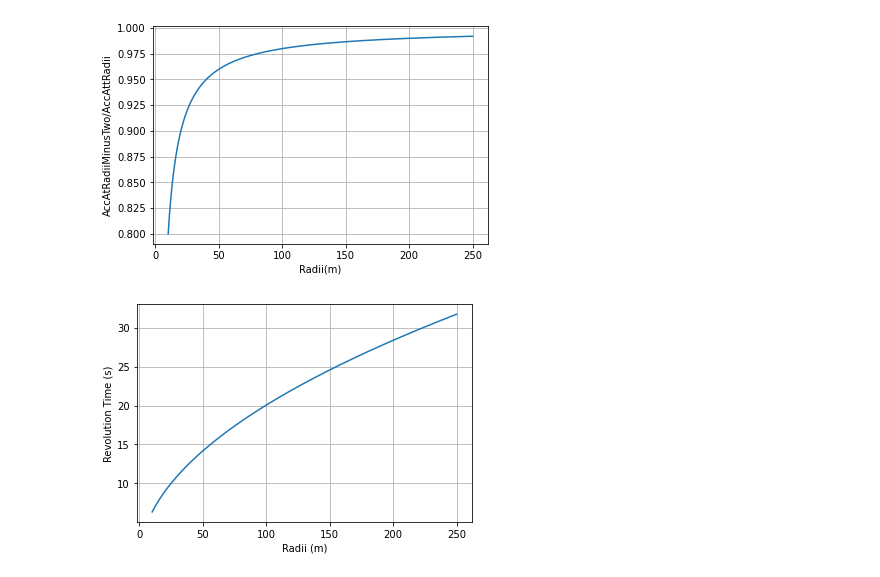
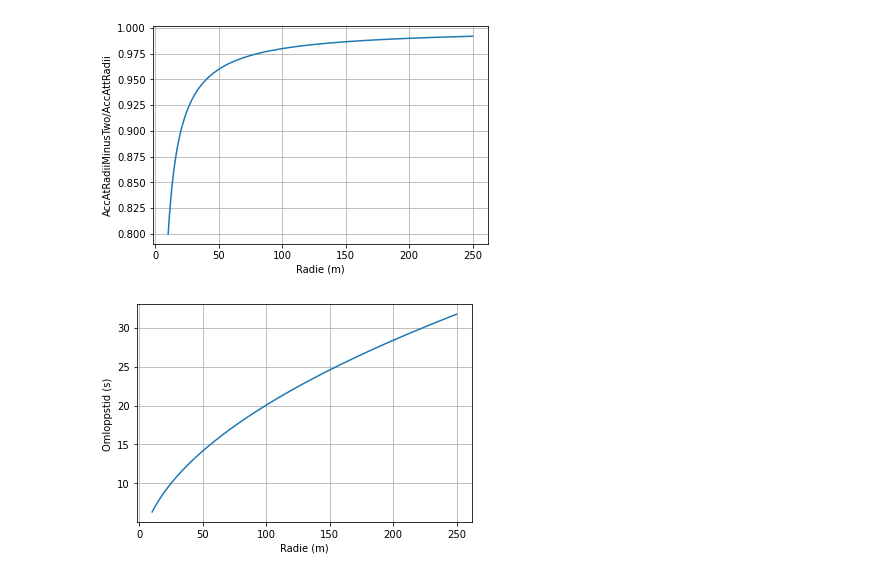
Before and after one commit to Zephoz/ArtificialGravity, a Jupyter notebook: artificialGravity.ipynb, the cells around one changed output. Cells and saved outputs as stored; diff of their text form; code cells hidden in the pictures.

```diff
--- a/artificialGravity.ipynb
+++ b/artificialGravity.ipynb
@@ -29,11 +29,11 @@ fig = plt.figure()
 fig.patch.set_facecolor("xkcd:white")
 plt.plot(radiis, accAtRadii)
 
-plt.xlabel("Radii(m)")
+plt.xlabel("Radie (m)")
 plt.ylabel("AccAtRadiiMinusTwo/AccAttRadii")
 plt.grid()
 # %% [output]
-[figure, old version]
+[figure, new version]
 # %%
 fig.savefig("artificialGravity.png", dpi=400, bbox_inches="tight")
 # %%
@@ -44,12 +44,12 @@ revTimeAtRadii = np.array(revTimeAtRadii)
 # %%
 fig = plt.figure()
 fig.patch.set_facecolor("xkcd:white")
 plt.plot(radiis, revTimeAtRadii)
 
-plt.xlabel("Radii (m)")
-plt.ylabel("Revolution Time (s)")
+plt.xlabel("Radie (m)")
+plt.ylabel("Omloppstid (s)")
 plt.grid()
 # %% [output]
-[figure, old version]
+[figure, new version]
 # %%
 fig.savefig("revTimes.png", dpi=400, bbox_inches="tight")
```
